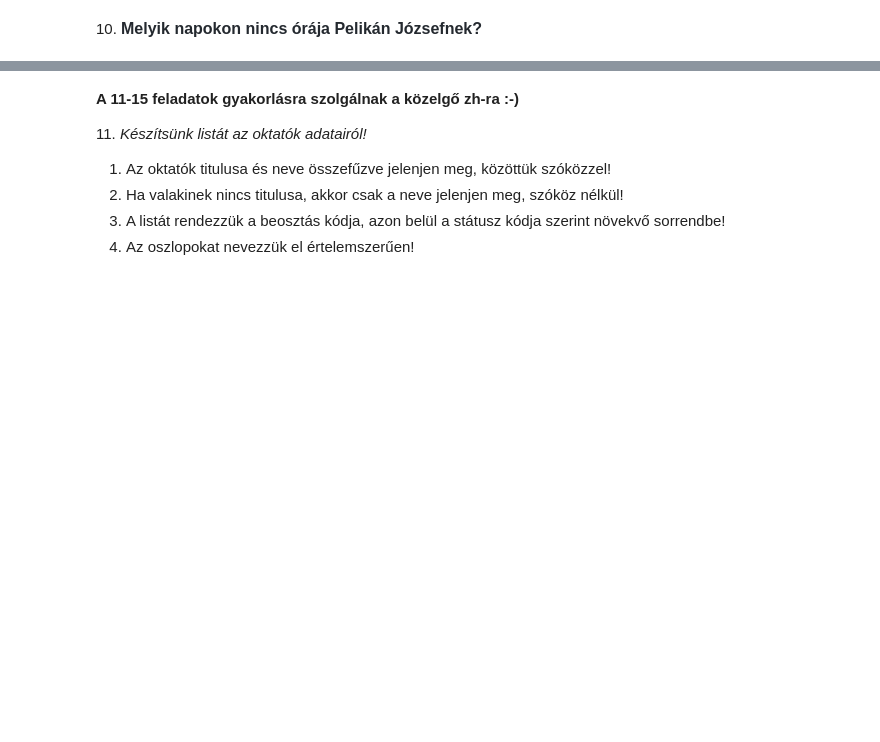
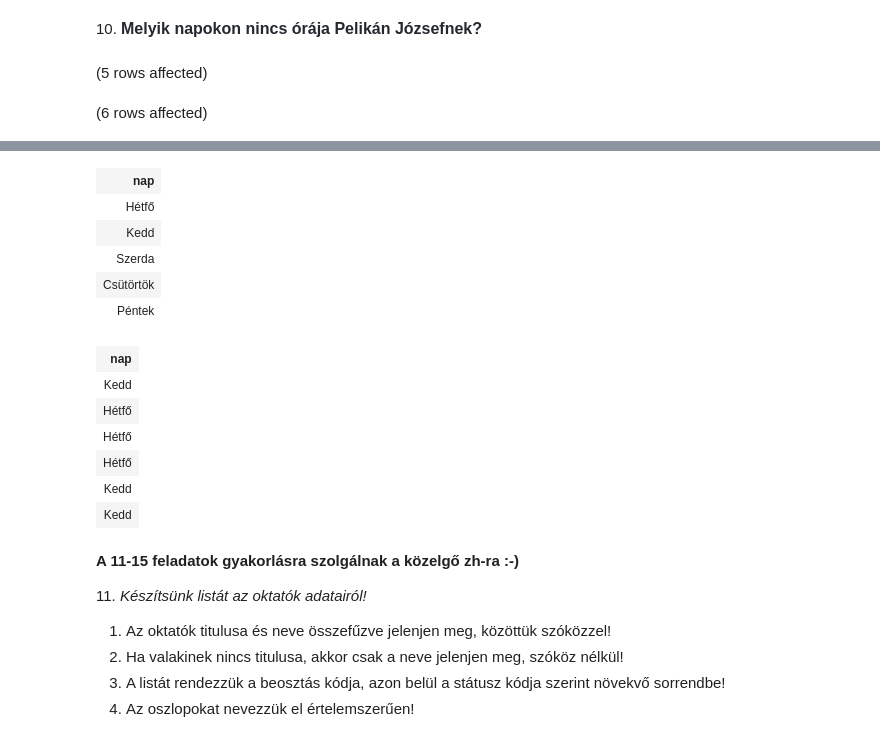
Before and after one commit to vrekaa121/adatbazis, a Jupyter notebook: gyakorlat03_feladatok.ipynb, the cells around one changed output, grey strips where cells are left out. Saved outputs shown, nothing was run; the diff lists cells and outputs as text; code cells hidden in the pictures; blank space fills up the shorter version.

```diff
--- a/gyakorlat03_feladatok.ipynb
+++ b/gyakorlat03_feladatok.ipynb
@@ -115,3 +115,18 @@ Total execution time: 00:00:00.007
 3. Rendezzük a listát az oktató neve, azon belül időszak szerint!
 # %% [markdown]
 10. <span style="background-color: rgb(255, 255, 255); color: rgb(36, 41, 47); font-family: -apple-system, BlinkMacSystemFont, &quot;Segoe UI&quot;, Helvetica, Arial, sans-serif, &quot;Apple Color Emoji&quot;, &quot;Segoe UI Emoji&quot;; font-size: 16px; font-weight: 600;">Melyik napokon nincs órája Pelikán Józsefnek?</span>
+# %%
+-- összes nap
+
+SELECT nap
+FROM Napok
+
+-- Mikor van órája?
+
+SELECT n.nap
+FROM Orak o JOIN Oktatok ok ON o.tanar = ok.oktato_id
+            JOIN Napok n ON o.nap = n.nap_id
+WHERE ok.nev = 'Pelikán József'
+# %% [output]
+(5 rows affected)
+(6 rows affected)
@@ -118,3 +134,16 @@ Total execution time: 00:00:00.007
+| nap |
+| Hétfő |
+| Kedd |
+| Szerda |
+| Csütörtök |
+| Péntek |
+| nap |
+| Kedd |
+| Hétfő |
+| Hétfő |
+| Hétfő |
+| Kedd |
+| Kedd |
 # %% [markdown]
 **A 11-15 feladatok gyakorlásra szolgálnak a közelgő zh-ra :-)**
 
```
Also changed, not shown: parts of 1 cell of this notebook.
